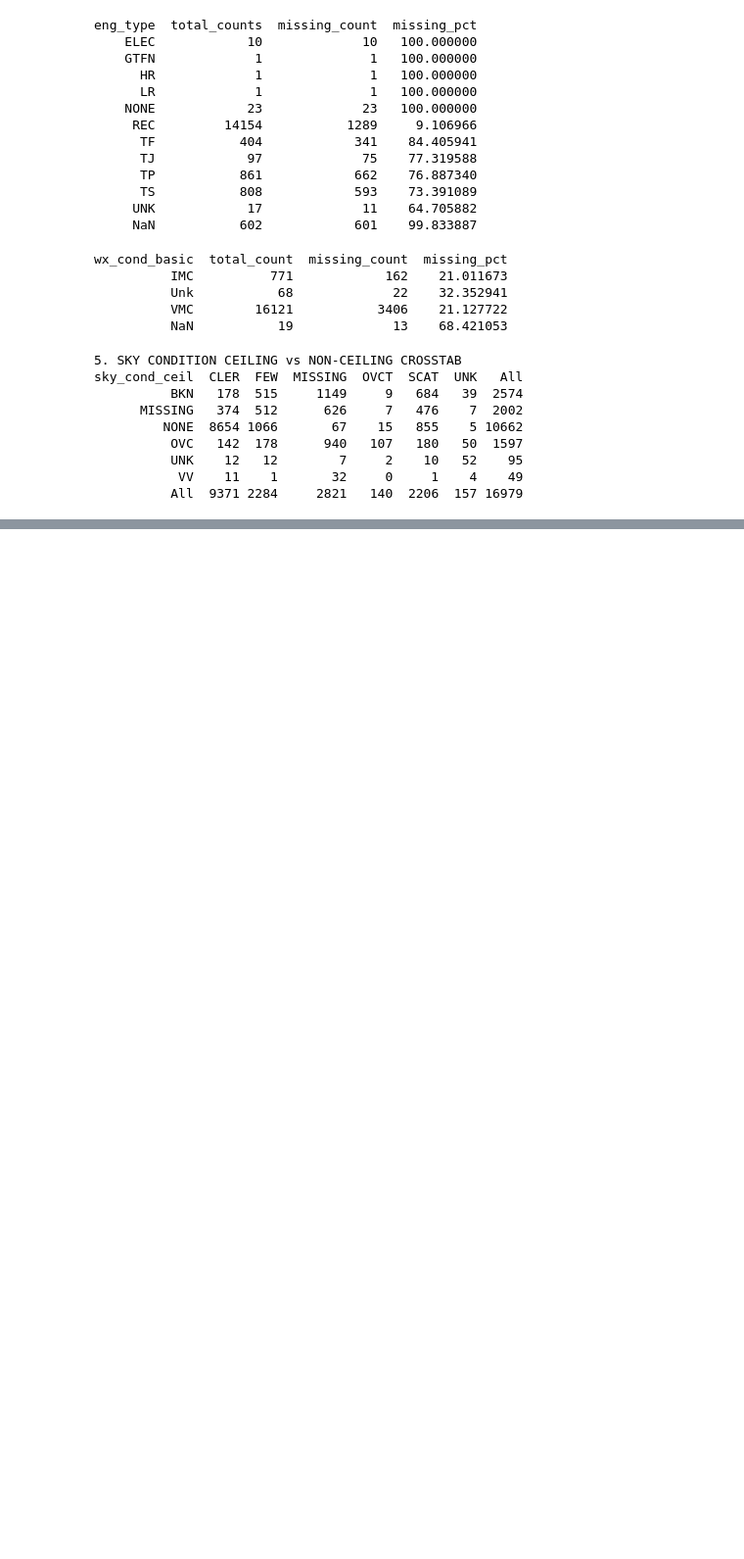
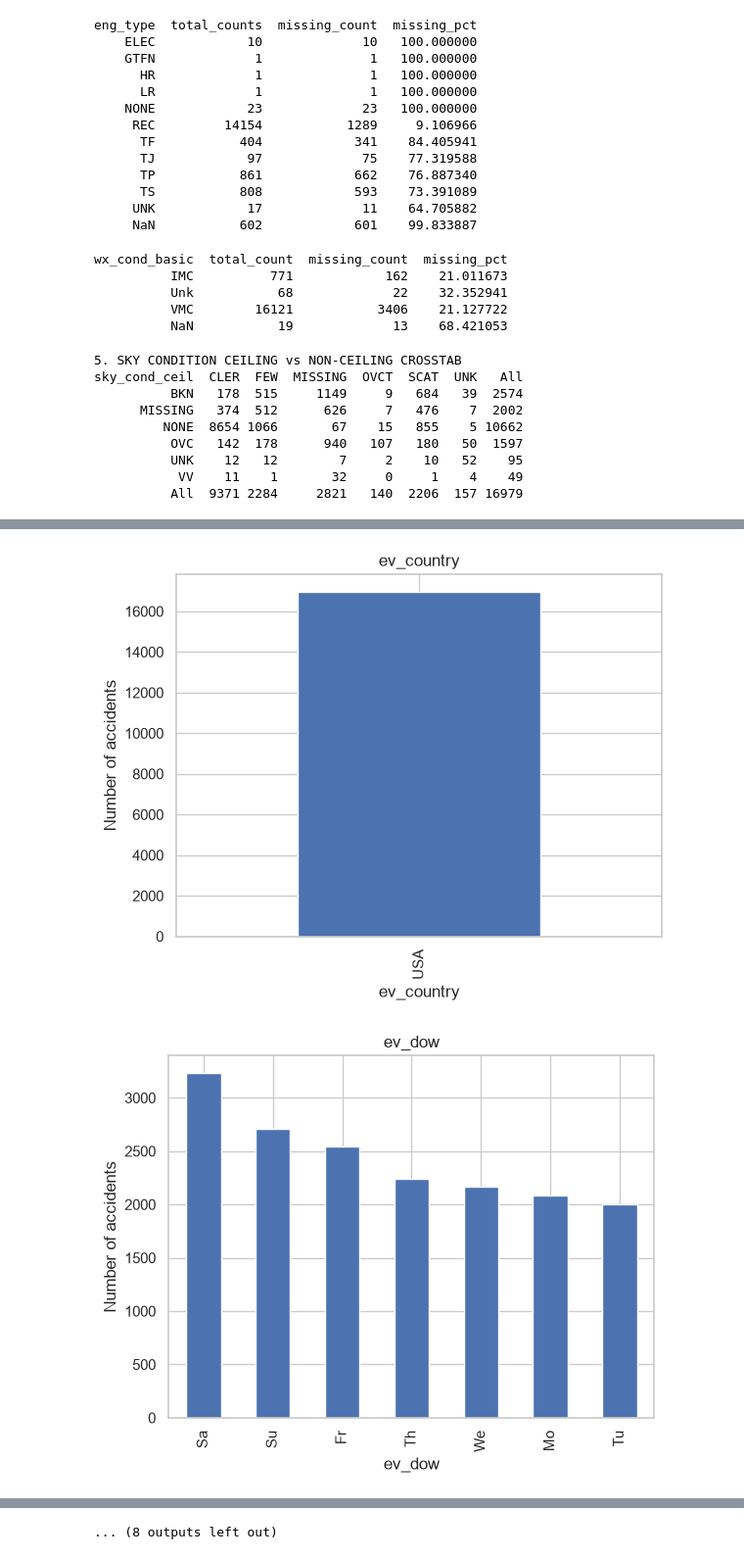
Before and after one commit to tiagoascensao06-lang/Machine-Learning-project---Plane-, a Jupyter notebook: ML_NB0_EDA.ipynb, the cells around one changed output, grey strips where cells are left out. Shown at 98% size. Drawn from its saved outputs; the diff is of its cells as text; code cells hidden in the pictures; blank space fills up the shorter version.

```diff
--- a/ML_NB0_EDA.ipynb
+++ b/ML_NB0_EDA.ipynb
@@ -393,0 +449,19 @@ sky_cond_ceil  CLER  FEW  MISSING  OVCT  SCAT  UNK   All
+# %%
+# Check duplicates
+print('Duplicate rows:', learn_data.duplicated().sum())
+print('Duplicate row IDs:', learn_data['row_id'].duplicated().sum())
+
+# Check numeric ranges for suspicious values
+print(learn_data.describe().loc[['min', 'max']].T)
+
+# Count some suspicious values (missing values are checked separately)
+print('Pilot age outside 14-100:', ((learn_data['pilot_age'] < 14) | (learn_data['pilot_age'] > 100)).sum())
+print('Aircraft year before 1900:', (learn_data['acft_year'] < 1900).sum())
+print('Aircraft year after accident:', (learn_data['acft_year'] > learn_data['ev_year']).sum())
+print('Seats zero or negative:', (learn_data['total_seats'] <= 0).sum())
+print('Temperature above 60 C:', (learn_data['wx_temp_c'] > 60).sum())
+
+# Inspect category labels
+for col in learn_data.select_dtypes(include='object').columns:
+    if col != 'row_id':
+        print(col, ':', learn_data[col].dropna().unique())
@@ -393,0 +498,11 @@ sky_cond_ceil  CLER  FEW  MISSING  OVCT  SCAT  UNK   All
+# %%
+#categorical features distribution
+for col in learn_data.select_dtypes(include='object').columns:
+    if col != 'row_id':
+        learn_data[col].value_counts().head(10).plot(kind='bar')
+        plt.title(col)
+        plt.ylabel('Number of accidents')
+        plt.show()
+# %% [output]
+[figure, added]
+[figure, added]
@@ -393,0 +519 @@ sky_cond_ceil  CLER  FEW  MISSING  OVCT  SCAT  UNK   All
+... (8 outputs left out)
```
Also changed, not shown: parts of 18 cells of this notebook.
